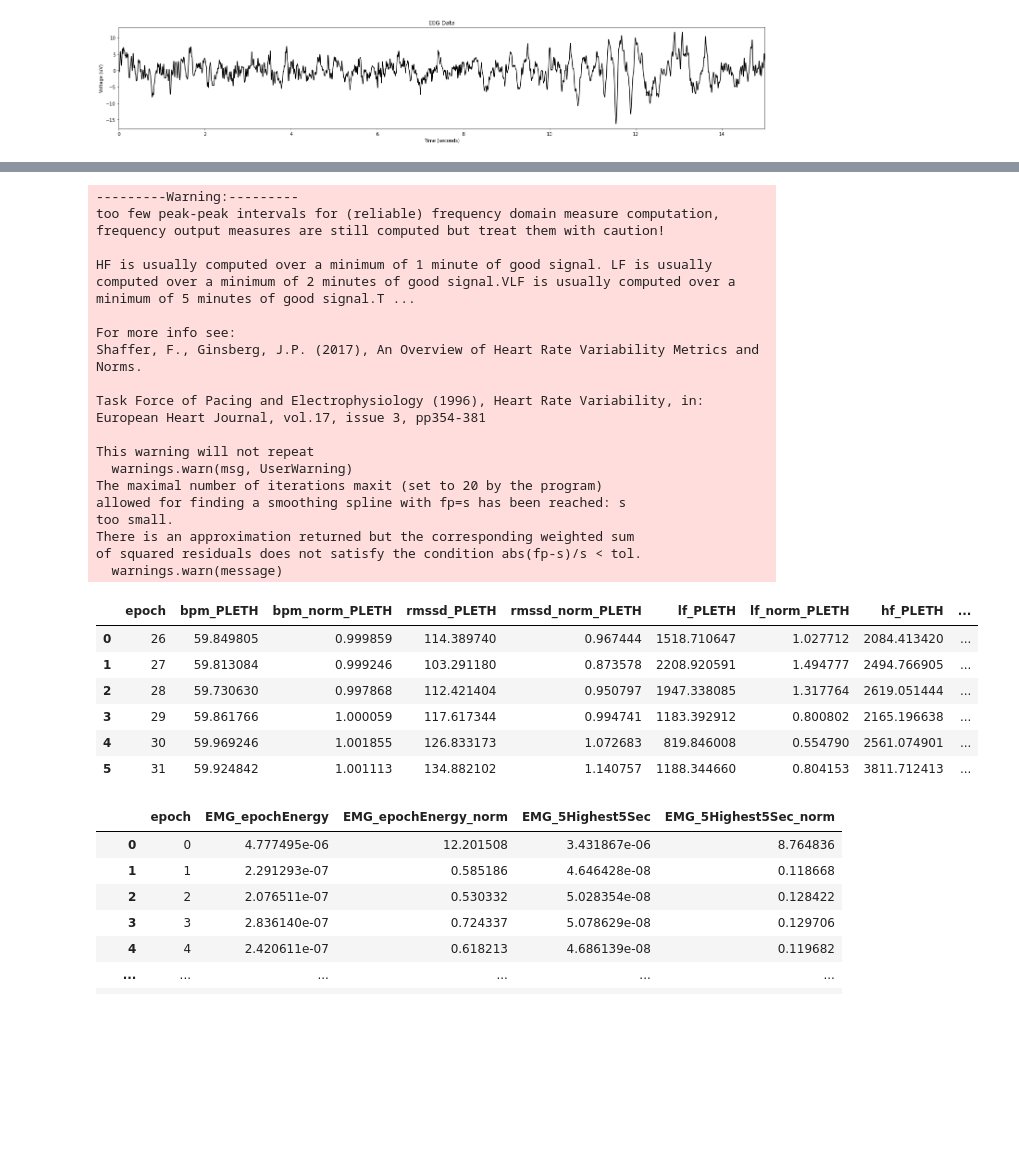
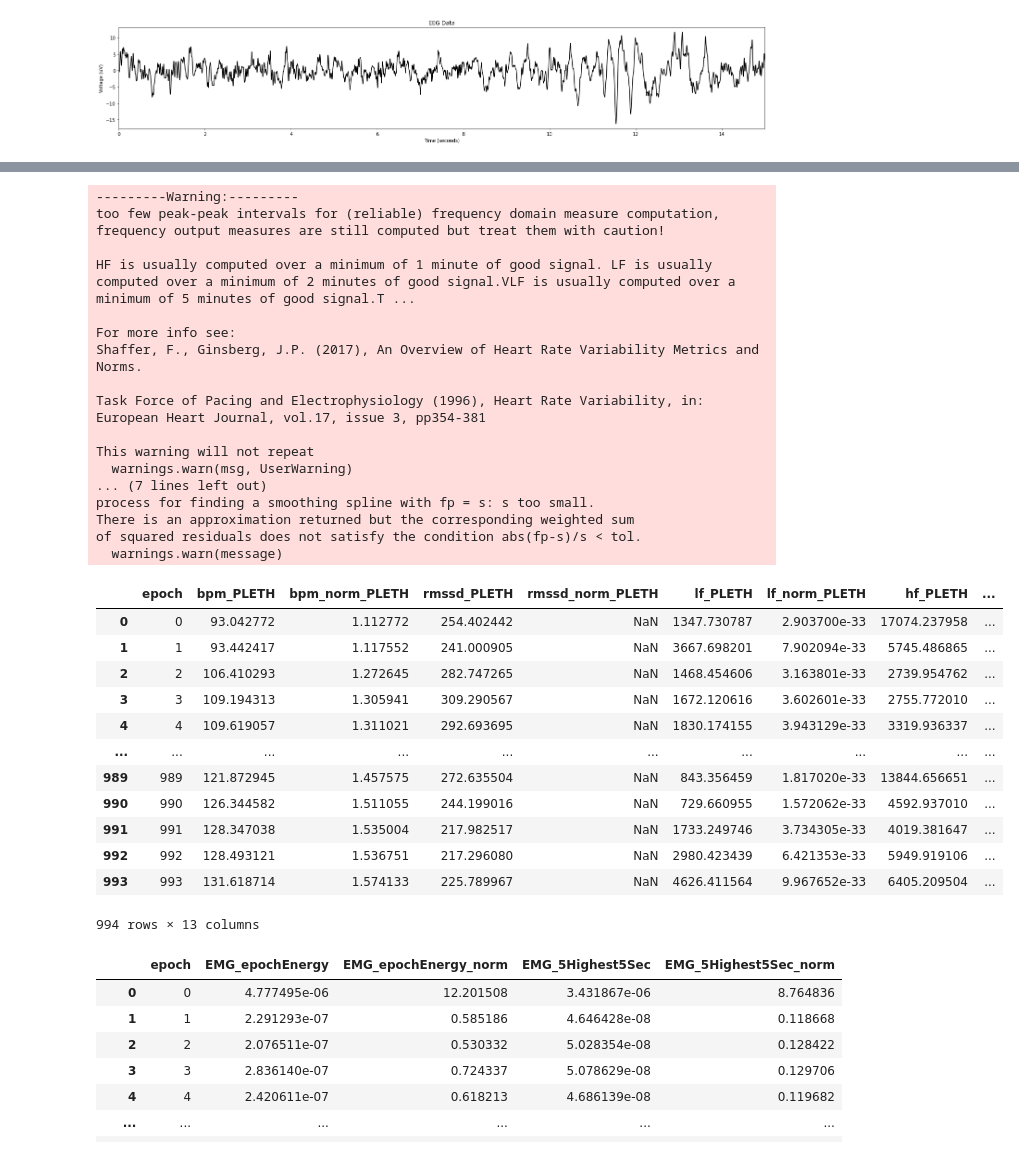
Before and after one commit to brycegsmith/psg_project, a Jupyter notebook: main.ipynb, the cells around one changed output, grey strips where cells are left out. Cells and saved outputs as stored; diff of their text form; code cells hidden in the pictures; blank space fills up the shorter version.

```diff
--- a/main.ipynb
+++ b/main.ipynb
@@ -110,36 +99,41 @@ plt.plot(plethSample['elapsed_seconds'], plethSample['PLETH'])
 # %%
-plethDfInput = psg_data.data.loc[400000:600000, ["elapsed_seconds", "epoch", "PLETH"]]
+plethDfInput = psg_data.data.loc[:, ["elapsed_seconds", "epoch", "PLETH"]]
 plethN3 = ECG(plethDfInput, signalType = 'PLETH')
 
 # ECG Feature extraction:
 metricsPleth = plethN3.getMetrics()
 display(metricsPleth)
 # %% [output]
 ---------Warning:---------
 too few peak-peak intervals for (reliable) frequency domain measure computation, frequency output measures are still computed but treat them with caution!
 
 HF is usually computed over a minimum of 1 minute of good signal. LF is usually computed over a minimum of 2 minutes of good signal.VLF is usually computed over a minimum of 5 minutes of good signal.T ...
 
 For more info see:
 Shaffer, F., Ginsberg, J.P. (2017), An Overview of Heart Rate Variability Metrics and Norms.
 
 Task Force of Pacing and Electrophysiology (1996), Heart Rate Variability, in: European Heart Journal, vol.17, issue 3, pp354-381
 
 This warning will not repeat
   warnings.warn(msg, UserWarning)
-The maximal number of iterations maxit (set to 20 by the program)
-allowed for finding a smoothing spline with fp=s has been reached: s
-too small.
+... (7 lines left out)
+process for finding a smoothing spline with fp = s: s too small.
 There is an approximation returned but the corresponding weighted sum
 of squared residuals does not satisfy the condition abs(fp-s)/s < tol.
   warnings.warn(message)
 |  | epoch | bpm_PLETH | bpm_norm_PLETH | rmssd_PLETH | rmssd_norm_PLETH | lf_PLETH | lf_norm_PLETH | hf_PLETH | ... |
-| 0 | 26 | 59.849805 | 0.999859 | 114.389740 | 0.967444 | 1518.710647 | 1.027712 | 2084.413420 | ... |
-| 1 | 27 | 59.813084 | 0.999246 | 103.291180 | 0.873578 | 2208.920591 | 1.494777 | 2494.766905 | ... |
-| 2 | 28 | 59.730630 | 0.997868 | 112.421404 | 0.950797 | 1947.338085 | 1.317764 | 2619.051444 | ... |
-| 3 | 29 | 59.861766 | 1.000059 | 117.617344 | 0.994741 | 1183.392912 | 0.800802 | 2165.196638 | ... |
-| 4 | 30 | 59.969246 | 1.001855 | 126.833173 | 1.072683 | 819.846008 | 0.554790 | 2561.074901 | ... |
-| 5 | 31 | 59.924842 | 1.001113 | 134.882102 | 1.140757 | 1188.344660 | 0.804153 | 3811.712413 | ... |
+| 0 | 0 | 93.042772 | 1.112772 | 254.402442 | NaN | 1347.730787 | 2.903700e-33 | 17074.237958 | ... |
+| 1 | 1 | 93.442417 | 1.117552 | 241.000905 | NaN | 3667.698201 | 7.902094e-33 | 5745.486865 | ... |
+| 2 | 2 | 106.410293 | 1.272645 | 282.747265 | NaN | 1468.454606 | 3.163801e-33 | 2739.954762 | ... |
+| 3 | 3 | 109.194313 | 1.305941 | 309.290567 | NaN | 1672.120616 | 3.602601e-33 | 2755.772010 | ... |
+| 4 | 4 | 109.619057 | 1.311021 | 292.693695 | NaN | 1830.174155 | 3.943129e-33 | 3319.936337 | ... |
+| ... | ... | ... | ... | ... | ... | ... | ... | ... | ... |
+| 989 | 989 | 121.872945 | 1.457575 | 272.635504 | NaN | 843.356459 | 1.817020e-33 | 13844.656651 | ... |
+| 990 | 990 | 126.344582 | 1.511055 | 244.199016 | NaN | 729.660955 | 1.572062e-33 | 4592.937010 | ... |
+| 991 | 991 | 128.347038 | 1.535004 | 217.982517 | NaN | 1733.249746 | 3.734305e-33 | 4019.381647 | ... |
+| 992 | 992 | 128.493121 | 1.536751 | 217.296080 | NaN | 2980.423439 | 6.421353e-33 | 5949.919106 | ... |
+| 993 | 993 | 131.618714 | 1.574133 | 225.789967 | NaN | 4626.411564 | 9.967652e-33 | 6405.209504 | ... |
+994 rows × 13 columns
 # %%
 # Create EMG Object:
 emgDfInput = psgN3.data.loc[:, ["elapsed_seconds", "epoch", "EMG1-EMG2"]]
```
Also changed, not shown: parts of 5 cells of this notebook, 1 other file.
